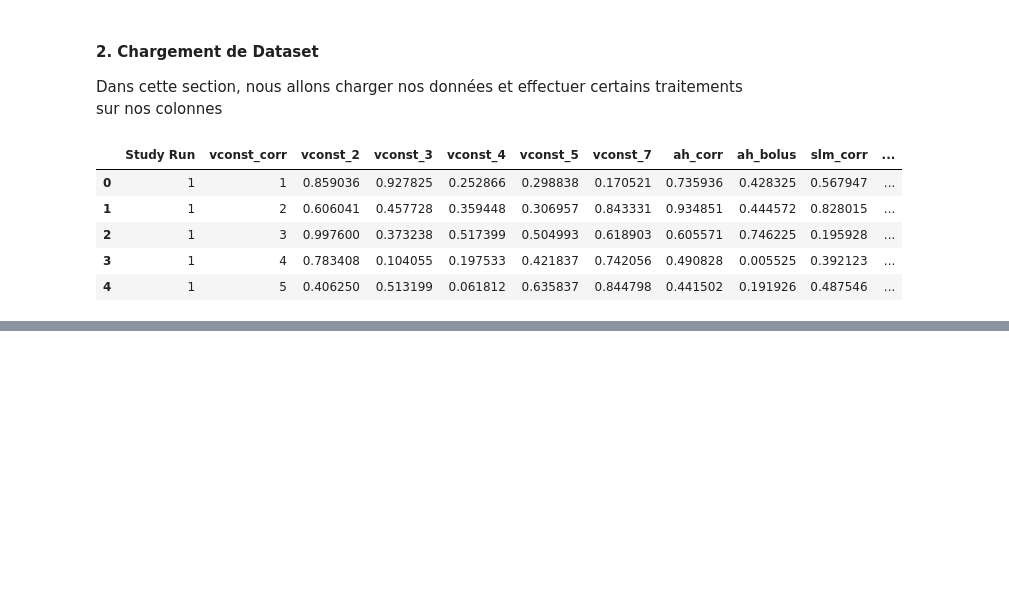
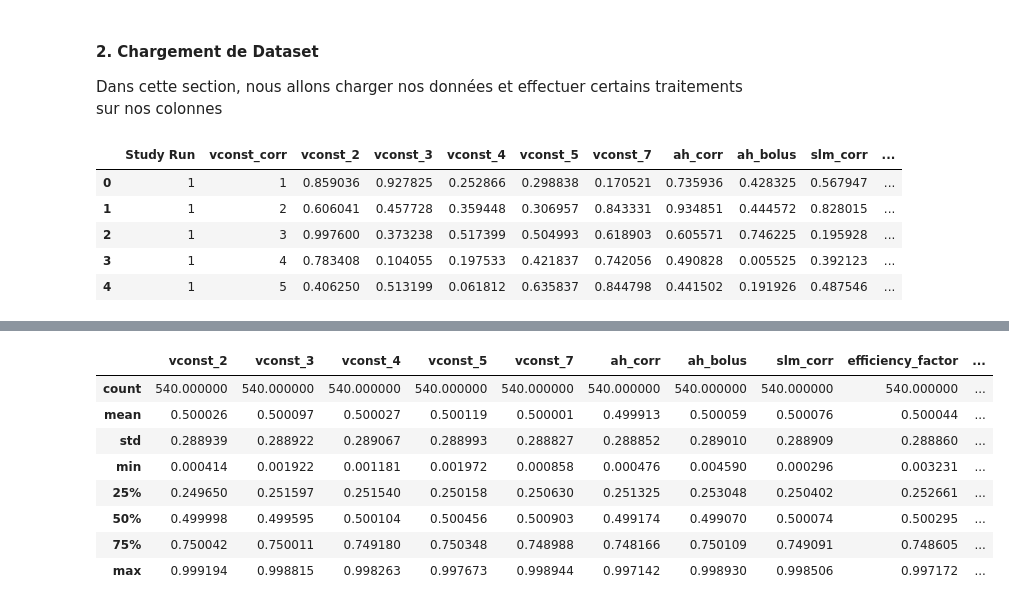
Before and after one commit to karidioulah/Climate-Model-Simulation-Crashes-Prediction, a Jupyter notebook: prediction_simulation_crashes.ipynb, the cells around one changed output, grey strips where cells are left out. Cells and saved outputs as stored; diff of their text form; code cells hidden in the pictures; blank space fills up the shorter version.

```diff
--- a/prediction_simulation_crashes.ipynb
+++ b/prediction_simulation_crashes.ipynb
@@ -56,0 +111,12 @@ dataset.head()
+# %%
+dataset.describe()
+# %% [output]
+|  | vconst_2 | vconst_3 | vconst_4 | vconst_5 | vconst_7 | ah_corr | ah_bolus | slm_corr | efficiency_factor | ... |
+| count | 540.000000 | 540.000000 | 540.000000 | 540.000000 | 540.000000 | 540.000000 | 540.000000 | 540.000000 | 540.000000 | ... |
+| mean | 0.500026 | 0.500097 | 0.500027 | 0.500119 | 0.500001 | 0.499913 | 0.500059 | 0.500076 | 0.500044 | ... |
+| std | 0.288939 | 0.288922 | 0.289067 | 0.288993 | 0.288827 | 0.288852 | 0.289010 | 0.288909 | 0.288860 | ... |
+| min | 0.000414 | 0.001922 | 0.001181 | 0.001972 | 0.000858 | 0.000476 | 0.004590 | 0.000296 | 0.003231 | ... |
+| 25% | 0.249650 | 0.251597 | 0.251540 | 0.250158 | 0.250630 | 0.251325 | 0.253048 | 0.250402 | 0.252661 | ... |
+| 50% | 0.499998 | 0.499595 | 0.500104 | 0.500456 | 0.500903 | 0.499174 | 0.499070 | 0.500074 | 0.500295 | ... |
+| 75% | 0.750042 | 0.750011 | 0.749180 | 0.750348 | 0.748988 | 0.748166 | 0.750109 | 0.749091 | 0.748605 | ... |
+| max | 0.999194 | 0.998815 | 0.998263 | 0.997673 | 0.998944 | 0.997142 | 0.998930 | 0.998506 | 0.997172 | ... |
```
Also changed, not shown: parts of 18 cells of this notebook.
